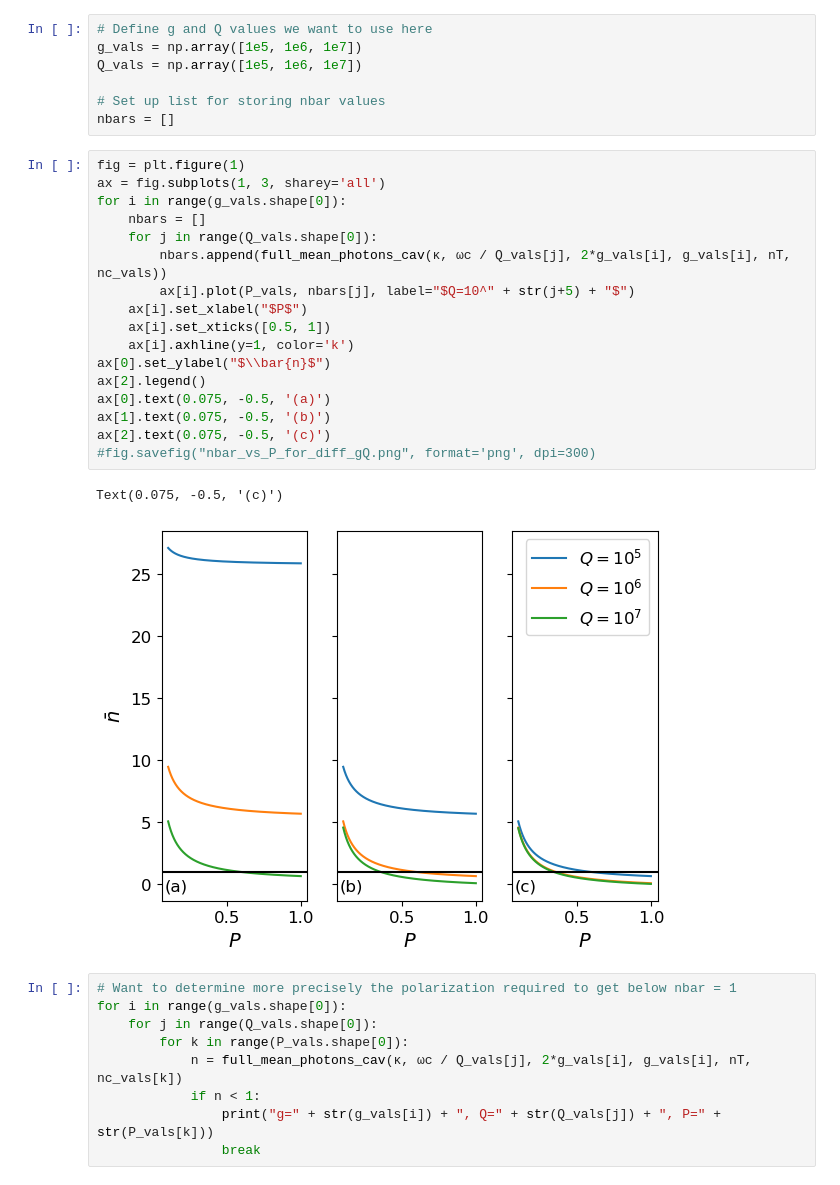
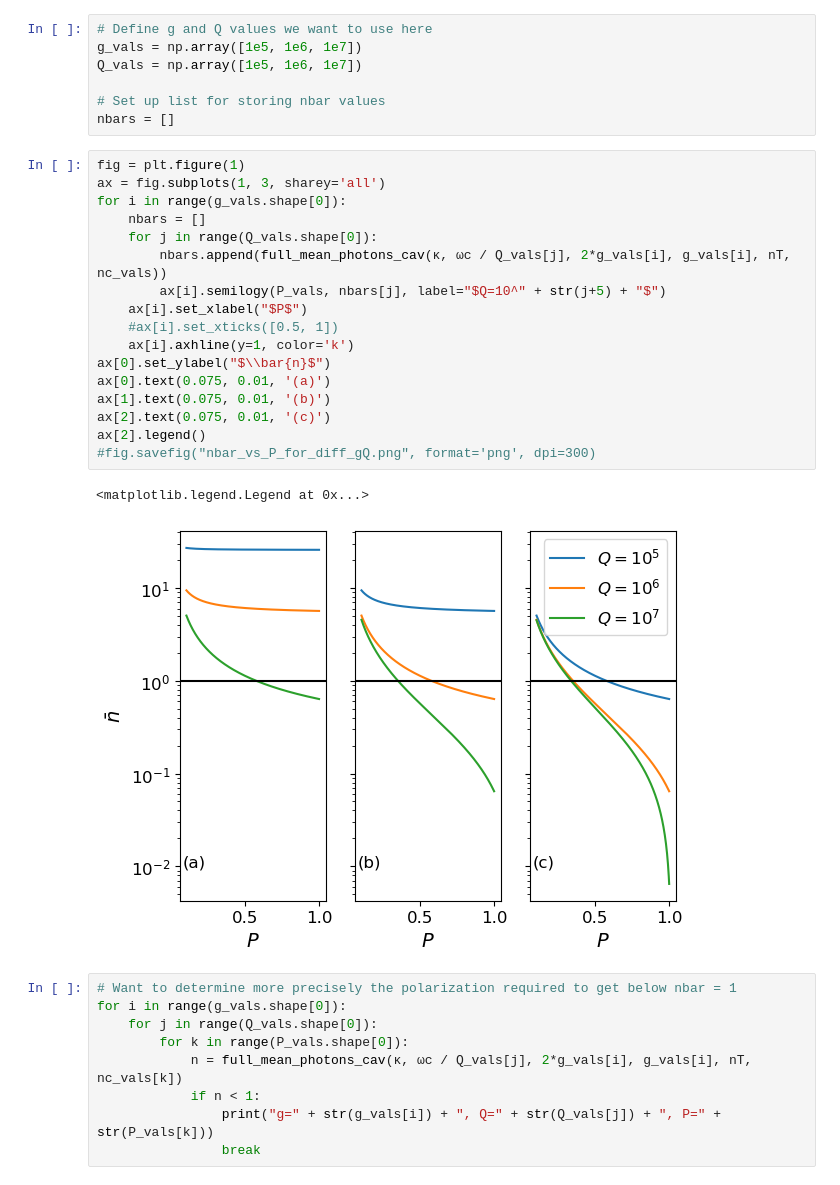
Before and after one commit to jleamer/mode_cooling, a Jupyter notebook: paper_calcs.ipynb, the cells around one changed output. Cells and saved outputs as stored; diff of their text form.

```diff
--- a/paper_calcs.ipynb
+++ b/paper_calcs.ipynb
@@ -76,23 +76,23 @@ nbars = []
 # %%
 fig = plt.figure(1)
 ax = fig.subplots(1, 3, sharey='all')
 for i in range(g_vals.shape[0]):
     nbars = []
     for j in range(Q_vals.shape[0]):
         nbars.append(full_mean_photons_cav(κ, ωc / Q_vals[j], 2*g_vals[i], g_vals[i], nT, nc_vals))
-        ax[i].plot(P_vals, nbars[j], label="$Q=10^" + str(j+5) + "$")
+        ax[i].semilogy(P_vals, nbars[j], label="$Q=10^" + str(j+5) + "$")
     ax[i].set_xlabel("$P$")
-    ax[i].set_xticks([0.5, 1])
+    #ax[i].set_xticks([0.5, 1])
     ax[i].axhline(y=1, color='k')
 ax[0].set_ylabel("$\\bar{n}$")
+ax[0].text(0.075, 0.01, '(a)')
+ax[1].text(0.075, 0.01, '(b)')
+ax[2].text(0.075, 0.01, '(c)')
 ax[2].legend()
-ax[0].text(0.075, -0.5, '(a)')
-ax[1].text(0.075, -0.5, '(b)')
-ax[2].text(0.075, -0.5, '(c)')
 #fig.savefig("nbar_vs_P_for_diff_gQ.png", format='png', dpi=300)
 # %% [output]
-Text(0.075, -0.5, '(c)')
+<matplotlib.legend.Legend at 0x...>
-[figure, old version]
+[figure, new version]
 # %%
 # Want to determine more precisely the polarization required to get below nbar = 1
 for i in range(g_vals.shape[0]):
```
Also changed, not shown: parts of 8 cells of this notebook, 1 other file.
